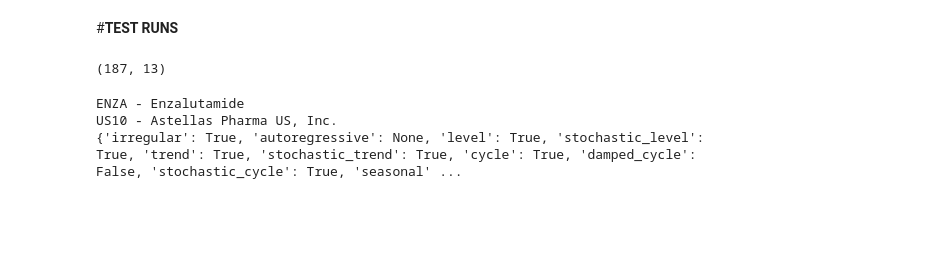
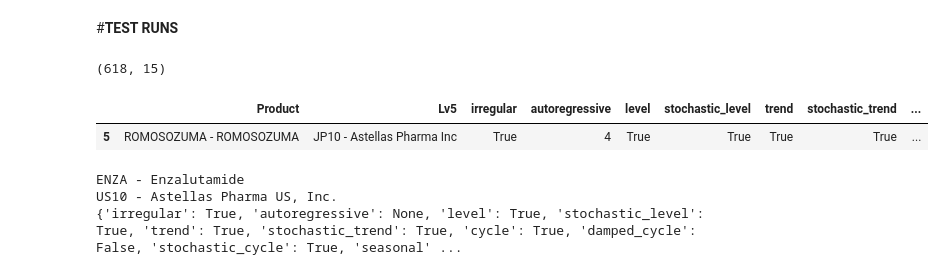
Before and after one commit to achett/Hierarchical-Model, a Jupyter notebook: Revenue_FY23_Blind_Test_Enhancements.ipynb, the cells around one changed output. Saved outputs shown, nothing was run; the diff lists cells and outputs as text; code cells hidden in the pictures; blank space fills up the shorter version.

```diff
--- a/Revenue_FY23_Blind_Test_Enhancements.ipynb
+++ b/Revenue_FY23_Blind_Test_Enhancements.ipynb
@@ -649,5 +658,45 @@ unrestricted_model_settings = unrestricted_model_settings.drop(['Success', 'Lost
+# %%
+
+inputFile = '/content/drive/MyDrive/Colab Notebooks/Revenue Prediction/data/unrestricted_model_settings.csv'
+unrestricted_model_settings = pd.read_csv(inputFile, dtype={'autoregressive': 'Int64', 'seasonal': 'Int64'})
+
+# Define a safe literal eval function that checks for NaN values
+def safe_literal_eval(s):
+    if pd.isna(s):
+        return None  # or you can return another appropriate value like an empty list or dict
+    else:
+        return ast.literal_eval(s)
+
+# Apply the safe_literal_eval function
+unrestricted_model_settings['freq_seasonal'] = unrestricted_model_settings['freq_seasonal'].apply(safe_literal_eval)
+unrestricted_model_settings['exog'] = unrestricted_model_settings['exog'].apply(safe_literal_eval)
+
+# unrestricted_model_settings = unrestricted_model_settings[(unrestricted_model_settings['Success']=='Bud')]
+
+# Filter and drop
+unrestricted_model_settings = unrestricted_model_settings[(unrestricted_model_settings['Success']!='No Data')]
+unrestricted_model_settings = unrestricted_model_settings.drop(['Success', 'LostinOrig', '%ofSales'], axis=1)
+
+inputFile = '/content/drive/MyDrive/Colab Notebooks/SGA Prediction/data/sga_output.csv'
+sga = pd.read_csv(inputFile)
+sga1 = prepare_feature(sga, r_hier, volume_act, 'AP')
+sga2 = prepare_feature(sga, r_hier, volume_act, 'Field_Sales')
+sga3 = prepare_feature(sga, r_hier, volume_act, 'Smoothed_AP')
+sga4 = prepare_feature(sga, r_hier, volume_act, 'Smoothed_Field_Sales')
+
+sga_exog = sga1.merge(sga2[['unique_id', 'ds', 'Field_Sales']], how='left', on=['unique_id', 'ds'])
+sga_exog = sga_exog.merge(sga3[['unique_id', 'ds', 'Smoothed_AP']], how='left', on=['unique_id', 'ds'])
+sga_exog = sga_exog.merge(sga4[['unique_id', 'ds', 'Smoothed_Field_Sales']], how='left', on=['unique_id', 'ds'])
 # %%
 unrestricted_model_settings.shape
 # %% [output]
-(187, 13)
+(618, 15)
+# %%
+product2test = 'ROMOSOZUMA - ROMOSOZUMA'
+lv52test = 'JP10 - Astellas Pharma Inc'
+id_row = unrestricted_model_settings[(unrestricted_model_settings['Product'] == product2test) & (unrestricted_model_settings['Lv5'] == lv52test)]
+id_row
+# %% [output]
+|  | Product | Lv5 | irregular | autoregressive | level | stochastic_level | trend | stochastic_trend | ... |
+| 5 | ROMOSOZUMA - ROMOSOZUMA | JP10 - Astellas Pharma Inc | True | 4 | True | True | True | True | ... |
 # %%
```
Also changed, not shown: parts of 13 cells of this notebook.
